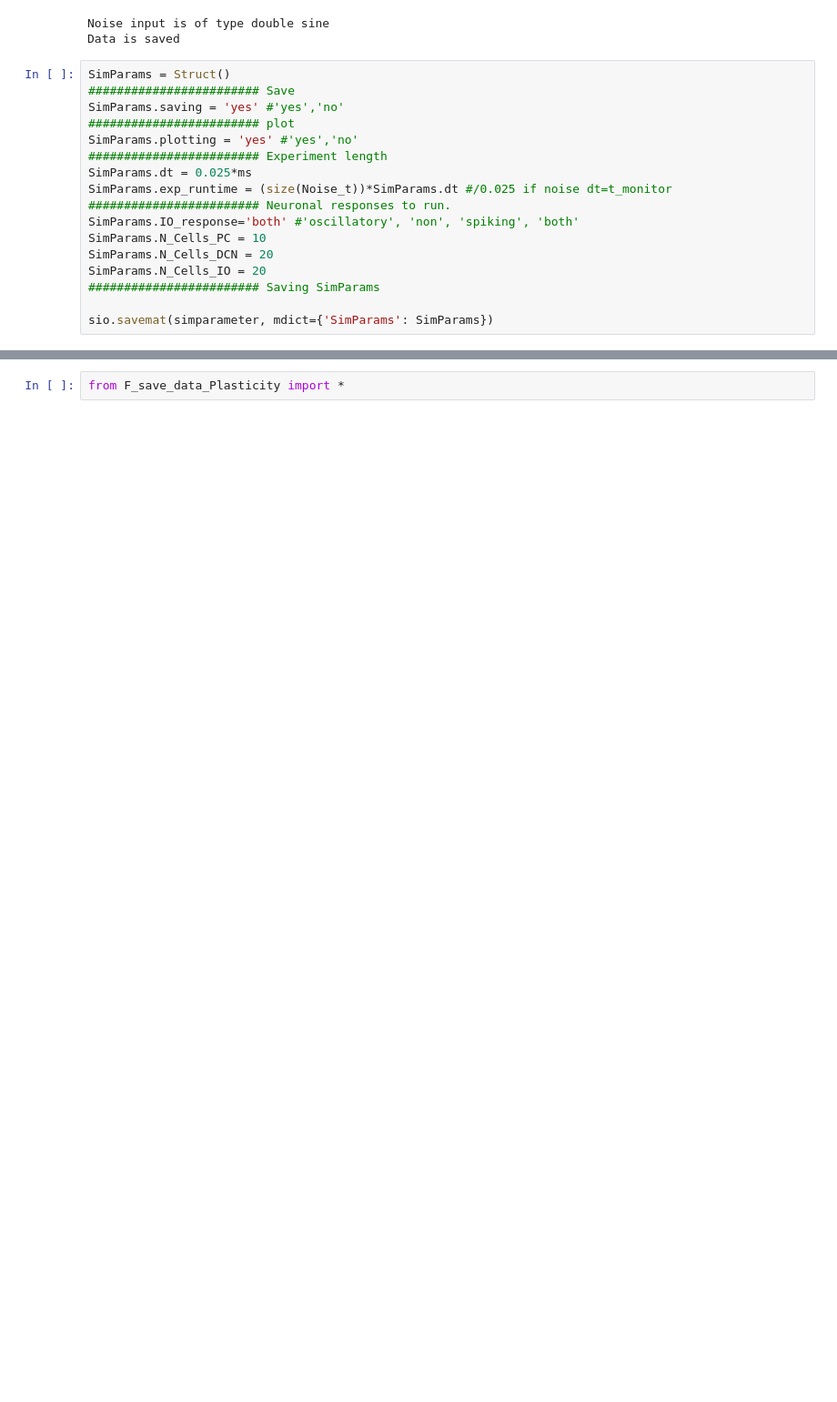
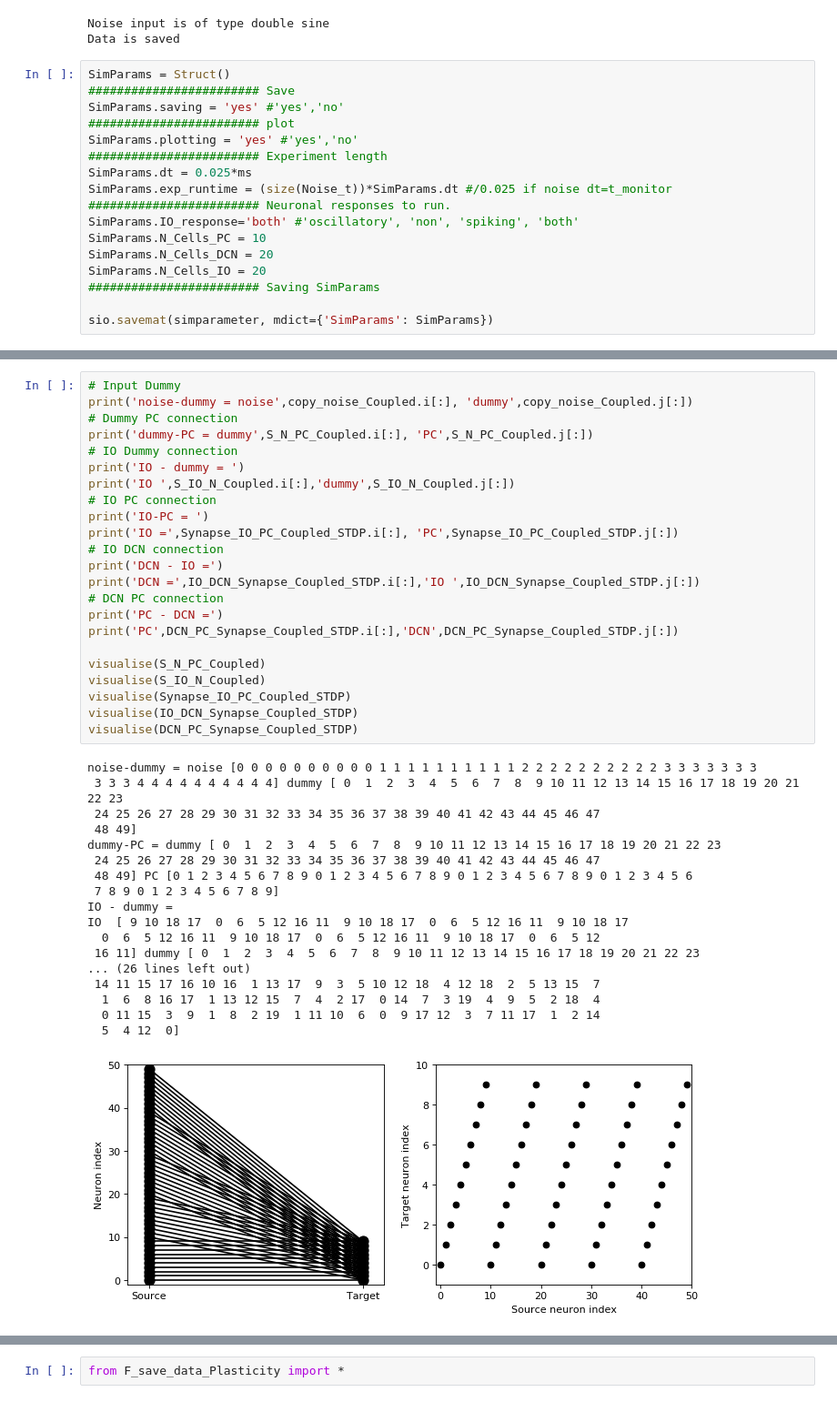
Before and after one commit to ThijsHoedemakers/OlivoCerebellarModel, a Jupyter notebook: RunMe_STDP-checkpoint.ipynb, the cells around one changed output, grey strips where cells are left out. Shown at 91% size. Cells and saved outputs as stored; diff of their text form; blank space fills up the shorter version.

```diff
--- a/RunMe_STDP-checkpoint.ipynb
+++ b/RunMe_STDP-checkpoint.ipynb
@@ -65,0 +71,42 @@ new weights <dummy_Coupled.weight: array([0.52631579, 0.47368421, 0.47058824, 0.
+# %%
+# Input Dummy
+print('noise-dummy = noise',copy_noise_Coupled.i[:], 'dummy',copy_noise_Coupled.j[:])
+# Dummy PC connection
+print('dummy-PC = dummy',S_N_PC_Coupled.i[:], 'PC',S_N_PC_Coupled.j[:])
+# IO Dummy connection
+print('IO - dummy = ')
+print('IO ',S_IO_N_Coupled.i[:],'dummy',S_IO_N_Coupled.j[:])
+# IO PC connection
+print('IO-PC = ')
+print('IO =',Synapse_IO_PC_Coupled_STDP.i[:], 'PC',Synapse_IO_PC_Coupled_STDP.j[:])
+# IO DCN connection
+print('DCN - IO =')
+print('DCN =',IO_DCN_Synapse_Coupled_STDP.i[:],'IO ',IO_DCN_Synapse_Coupled_STDP.j[:])
+# DCN PC connection
+print('PC - DCN =')
+print('PC',DCN_PC_Synapse_Coupled_STDP.i[:],'DCN',DCN_PC_Synapse_Coupled_STDP.j[:])
+
+visualise(S_N_PC_Coupled)
+visualise(S_IO_N_Coupled)
+visualise(Synapse_IO_PC_Coupled_STDP)
+visualise(IO_DCN_Synapse_Coupled_STDP)
+visualise(DCN_PC_Synapse_Coupled_STDP)
+# %% [output]
+noise-dummy = noise [0 0 0 0 0 0 0 0 0 0 1 1 1 1 1 1 1 1 1 1 2 2 2 2 2 2 2 2 2 2 3 3 3 3 3 3 3
+ 3 3 3 4 4 4 4 4 4 4 4 4 4] dummy [ 0  1  2  3  4  5  6  7  8  9 10 11 12 13 14 15 16 17 18 19 20 21 22 23
+ 24 25 26 27 28 29 30 31 32 33 34 35 36 37 38 39 40 41 42 43 44 45 46 47
+ 48 49]
+dummy-PC = dummy [ 0  1  2  3  4  5  6  7  8  9 10 11 12 13 14 15 16 17 18 19 20 21 22 23
+ 24 25 26 27 28 29 30 31 32 33 34 35 36 37 38 39 40 41 42 43 44 45 46 47
+ 48 49] PC [0 1 2 3 4 5 6 7 8 9 0 1 2 3 4 5 6 7 8 9 0 1 2 3 4 5 6 7 8 9 0 1 2 3 4 5 6
+ 7 8 9 0 1 2 3 4 5 6 7 8 9]
+IO - dummy =
+IO  [ 9 10 18 17  0  6  5 12 16 11  9 10 18 17  0  6  5 12 16 11  9 10 18 17
+  0  6  5 12 16 11  9 10 18 17  0  6  5 12 16 11  9 10 18 17  0  6  5 12
+ 16 11] dummy [ 0  1  2  3  4  5  6  7  8  9 10 11 12 13 14 15 16 17 18 19 20 21 22 23
+... (26 lines left out)
+ 14 11 15 17 16 10 16  1 13 17  9  3  5 10 12 18  4 12 18  2  5 13 15  7
+  1  6  8 16 17  1 13 12 15  7  4  2 17  0 14  7  3 19  4  9  5  2 18  4
+  0 11 15  3  9  1  8  2 19  1 11 10  6  0  9 17 12  3  7 11 17  1  2 14
+  5  4 12  0]
+[figure, added]
```
Also changed, not shown: parts of 11 cells of this notebook, 2 other files.
